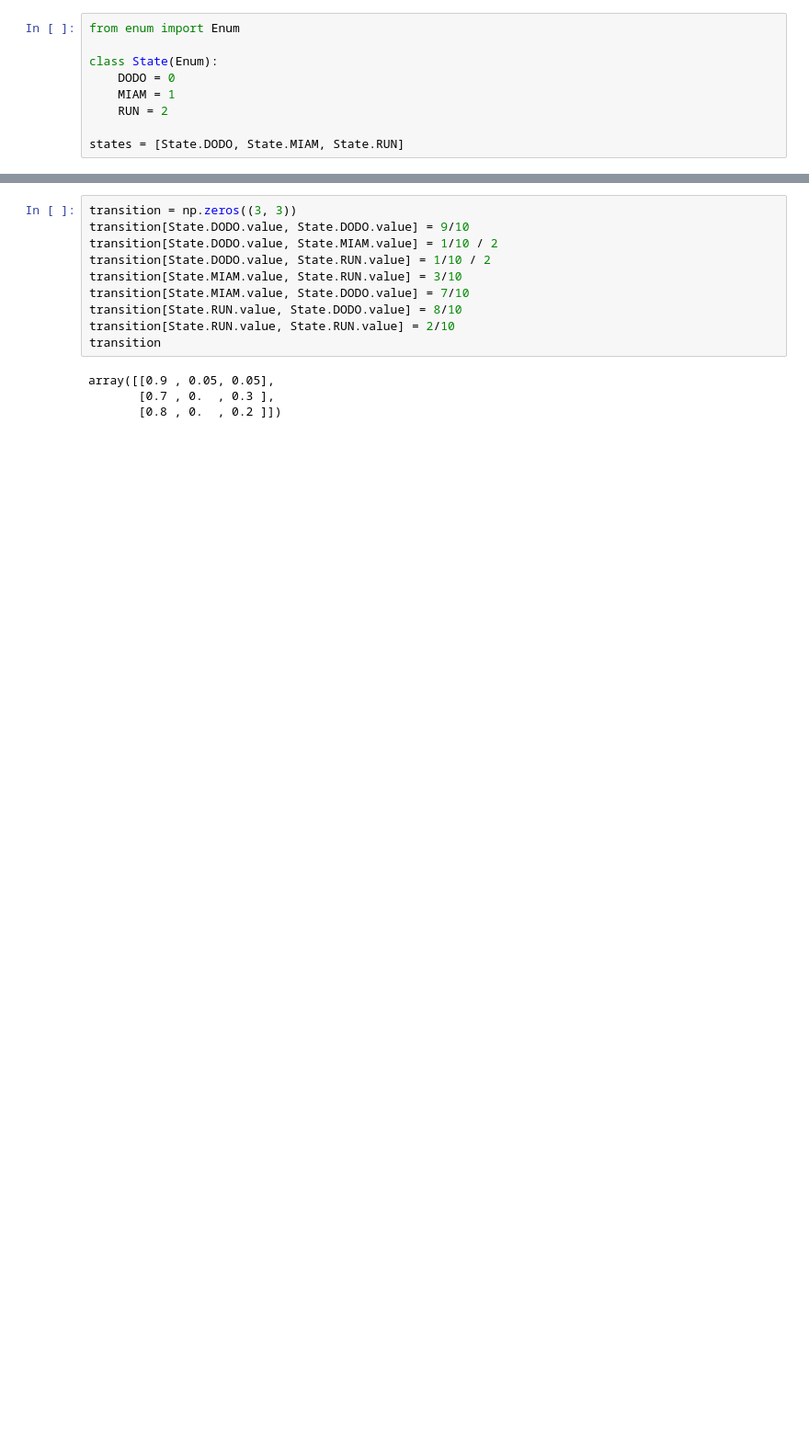
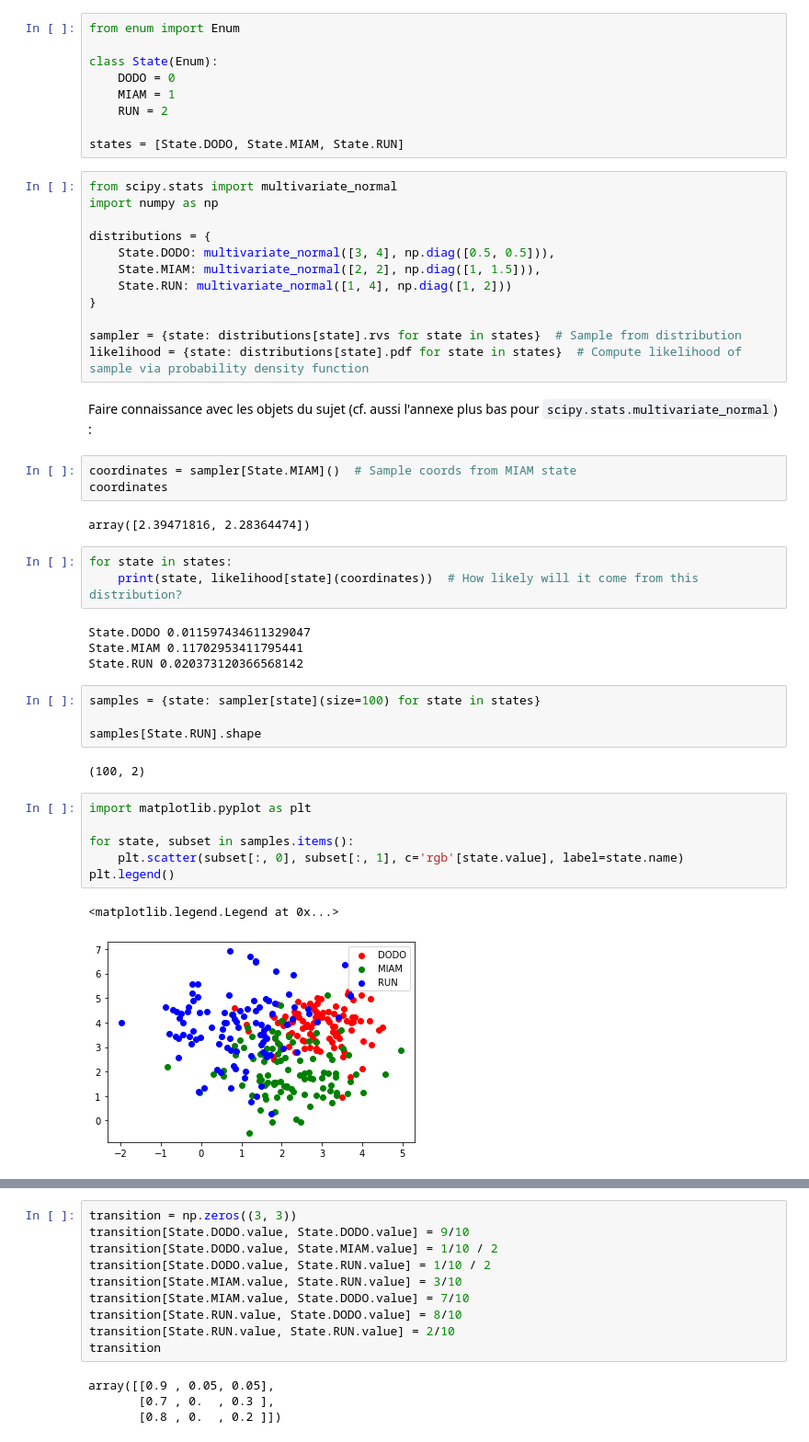
Before and after one commit to jilljenn/tp-ml, a Jupyter notebook: tp5/Doudou le hamster surveillé.ipynb, the cells around one changed output, grey strips where cells are left out. Shown: that part at 92% size. Drawn from its saved outputs; the diff is of its cells as text; blank space fills up the shorter version.

```diff
--- a/tp5/Doudou le hamster surveillé.ipynb
+++ b/tp5/Doudou le hamster surveillé.ipynb
@@ -22,3 +15,44 @@ class State(Enum):
     RUN = 2
 
 states = [State.DODO, State.MIAM, State.RUN]
+# %%
+from scipy.stats import multivariate_normal
+import numpy as np
+
+distributions = {
+    State.DODO: multivariate_normal([3, 4], np.diag([0.5, 0.5])),
+    State.MIAM: multivariate_normal([2, 2], np.diag([1, 1.5])),
+    State.RUN: multivariate_normal([1, 4], np.diag([1, 2]))
+}
+
+sampler = {state: distributions[state].rvs for state in states}  # Sample from distribution
+likelihood = {state: distributions[state].pdf for state in states}  # Compute likelihood of sample via probability density function
+# %% [markdown]
+Faire connaissance avec les objets du sujet (cf. aussi l'annexe plus bas pour `scipy.stats.multivariate_normal`) :
+# %%
+coordinates = sampler[State.MIAM]()  # Sample coords from MIAM state
+coordinates
+# %% [output]
+array([2.39471816, 2.28364474])
+# %%
+for state in states:
+    print(state, likelihood[state](coordinates))  # How likely will it come from this distribution?
+# %% [output]
+State.DODO 0.011597434611329047
+State.MIAM 0.11702953411795441
+State.RUN 0.020373120366568142
+# %%
+samples = {state: sampler[state](size=100) for state in states}
+
+samples[State.RUN].shape
+# %% [output]
+(100, 2)
+# %%
+import matplotlib.pyplot as plt
+
+for state, subset in samples.items():
+    plt.scatter(subset[:, 0], subset[:, 1], c='rgb'[state.value], label=state.name)
+plt.legend()
+# %% [output]
+<matplotlib.legend.Legend at 0x...>
+[figure, added]
```
Also changed, not shown: parts of 32 cells of this notebook.
